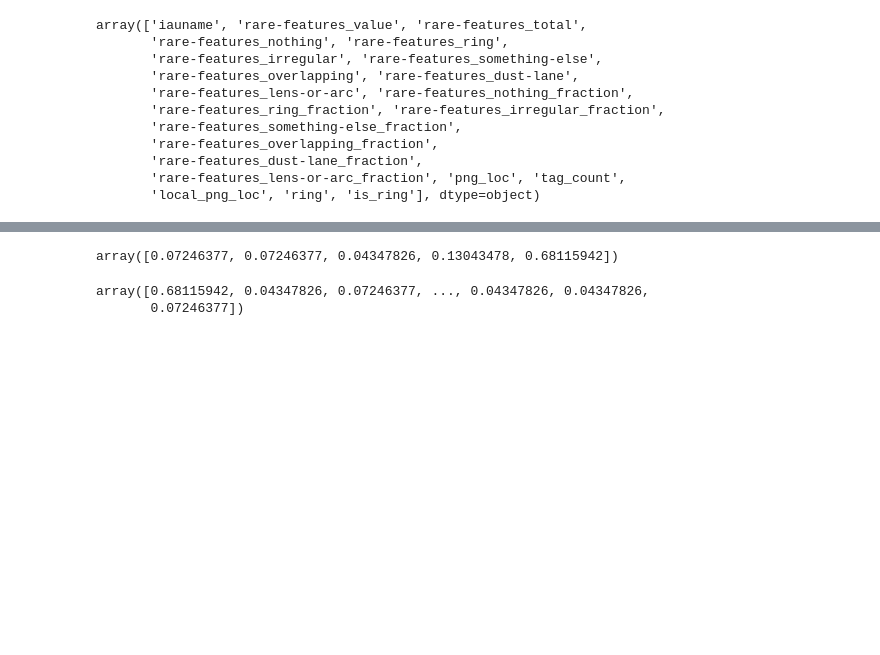
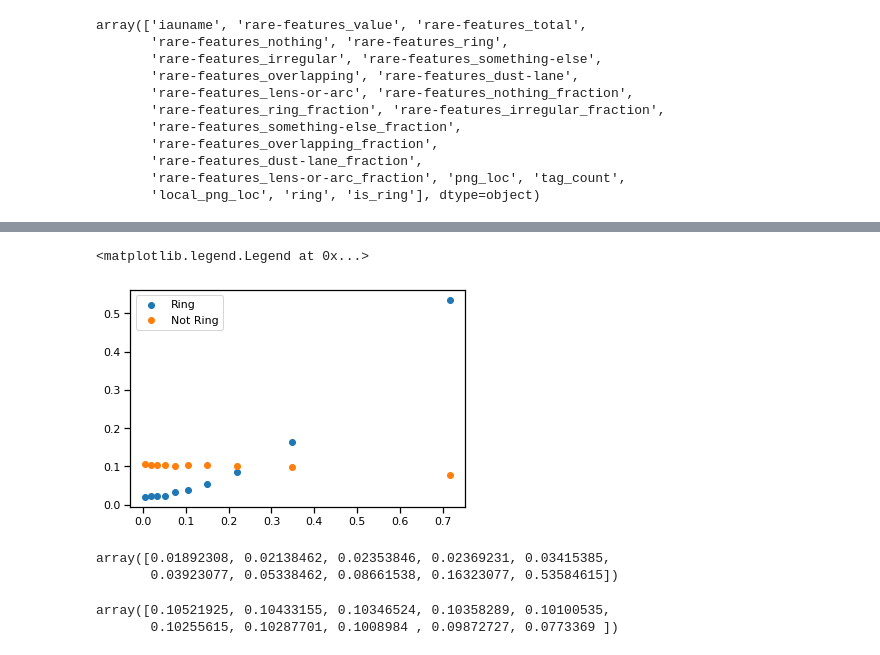
Before and after one commit to mwalmsley/morphology-tools, a Jupyter notebook: notebooks/mobile_experiment.ipynb, the cells around one changed output, grey strips where cells are left out. Drawn from its saved outputs; the diff is of its cells as text; code cells hidden in the pictures; blank space fills up the shorter version.

```diff
--- a/notebooks/mobile_experiment.ipynb
+++ b/notebooks/mobile_experiment.ipynb
@@ -254,5 +321,5 @@ assert (random_expert_ring_preds <= percentile_values.max()).all()  # else count
 # %%
-def get_percentile_histogram(x, percentiles):
+def get_percentile_histogram(x, percentiles, normalize=True):
     # digitize gives index such that x is between bins[i-1] < x < bins[i]
     # values outside the range snap to the closest bin (i.e. 0 or len(bins))
     bin_of_each_x = np.digitize(x, percentiles)
@@ -260,7 +327,14 @@ def get_percentile_histogram(x, percentiles):
 #     rings_per_bin_counter  # will have indices from 1 to 11 (as x == min bin gives 1, not 0)
     assert x_per_bin_counter[len(percentiles)+1] == 0
 
-    x_per_bin = np.zeros(len(bins))  # 10
-    for bin_index in range(len(bins)): # 0 to 10
+    num_bins = len(percentiles)-1
+    x_per_bin = np.zeros(num_bins)  # 10
+    for bin_index in range(num_bins): # 0 to 10
         x_per_bin[bin_index] = x_per_bin_counter[bin_index+1]  # indexed via 1 to 11
-    return x_per_bin  # counts of values from percentile[i] to percentile[i+1]. Will be one less then len(percentiles)
+
+    assert x_per_bin.sum() == len(x)
+
+    if normalize:
+        return x_per_bin / len(x)
+    else:
+        return x_per_bin  # counts of values from percentile[i] to percentile[i+1]. Will be one less then len(percentiles)
@@ -283,5 +340,0 @@ array([ 5.,  5.,  3.,  9., 47.])
-# %%
-ring_rates = rings_per_bin / len(expert_labelled_rings)
-ring_rates
-# %% [output]
-array([0.07246377, 0.07246377, 0.04347826, 0.13043478, 0.68115942])
@@ -287,0 +365,13 @@ array([0.07246377, 0.07246377, 0.04347826, 0.13043478, 0.68115942])
+# %%
+def get_percentile_ring_rates(all_preds, random_expert_ring_preds, random_expert_not_ring_preds, pred_to_output_func):
+#     better for score of single predicted p, which won't cover whole domain
+
+    all_outputs = pred_to_output_func(all_preds)
+    random_expert_ring_outputs = pred_to_output_func(random_expert_ring_preds)
+    random_expert_not_ring_outputs = pred_to_output_func(random_expert_not_ring_preds)
+
+    percentiles, _, bin_centers = get_percentile_bins(all_outputs, num_bins=10)
+
+    ring_rates = get_percentile_histogram(random_expert_ring_outputs.squeeze(), percentiles, normalize=True)
+    not_ring_rates = get_percentile_histogram(random_expert_not_ring_outputs.squeeze(), percentiles, normalize=True)
+    return percentiles, bin_centers, ring_rates, not_ring_rates
@@ -288 +405,18 @@ array([0.07246377, 0.07246377, 0.04347826, 0.13043478, 0.68115942])
+# %%
+plt.scatter(bin_centers, ring_rates, label='Ring')
+plt.scatter(bin_centers, not_ring_rates, label='Not Ring')
+plt.legend()
+# %% [output]
+<matplotlib.legend.Legend at 0x...>
+[figure, added]
+# %%
+ring_rates
+# %% [output]
+array([0.01892308, 0.02138462, 0.02353846, 0.02369231, 0.03415385,
+       0.03923077, 0.05338462, 0.08661538, 0.16323077, 0.53584615])
+# %%
+not_ring_rates
+# %% [output]
+array([0.10521925, 0.10433155, 0.10346524, 0.10358289, 0.10100535,
+       0.10255615, 0.10287701, 0.1008984 , 0.09872727, 0.0773369 ])
 # %%
@@ -301,5 +430,0 @@ p_output_given_ring = empirical_prob_from_histogram(random_preds.squeeze(), ring
-# %%
-p_output_given_ring
-# %% [output]
-array([0.68115942, 0.04347826, 0.07246377, ..., 0.04347826, 0.04347826,
-       0.07246377])
```
Also changed, not shown: parts of 71 cells of this notebook.
